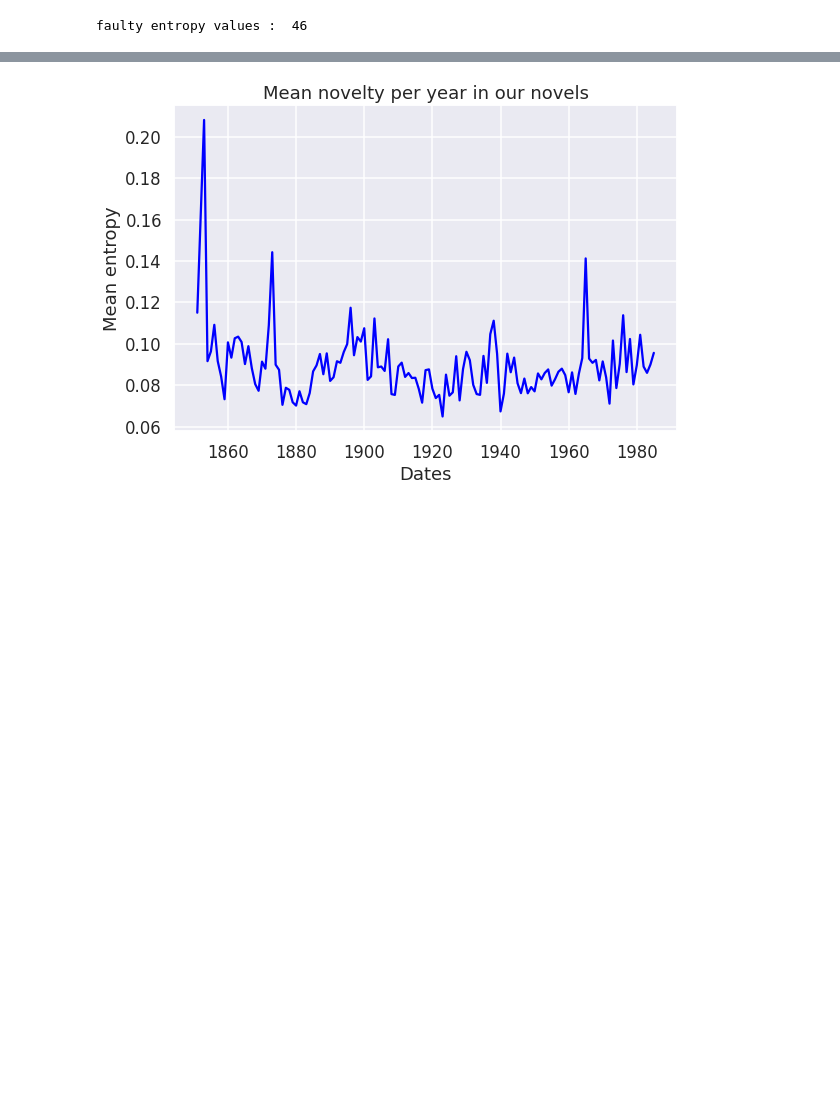
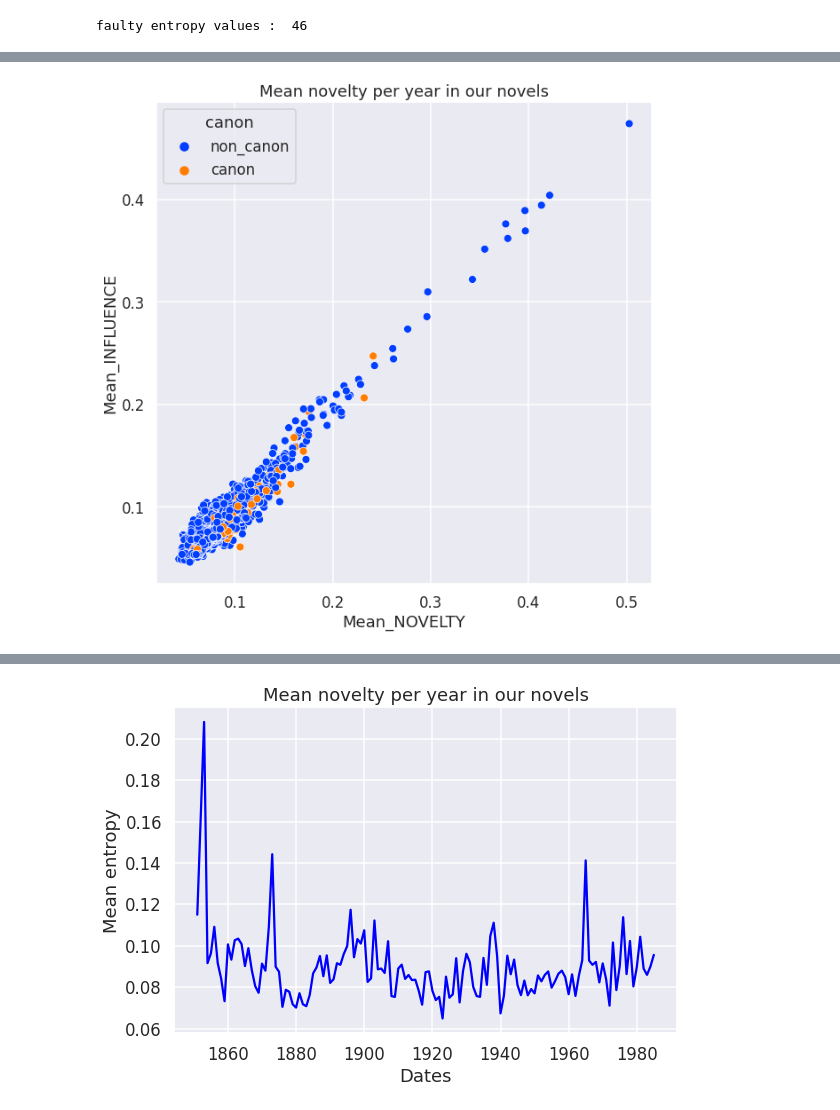
Before and after one commit to crazyjeannot/CHR_beyond_canonicity, a Jupyter notebook: modelize_change.ipynb, the cells around one changed output, grey strips where cells are left out. Saved outputs shown, nothing was run; the diff lists cells and outputs as text; code cells hidden in the pictures; blank space fills up the shorter version.

```diff
--- a/modelize_change.ipynb
+++ b/modelize_change.ipynb
@@ -105,0 +251,17 @@ faulty entropy values :  46
+# %%
+df_corpus_canon = pd.read_csv(r'/home/crazyjeannot/Documents/master/M2/master_thesis/meta_data/df_canon_spec_last.csv')
+df_corpus_canon.set_index(['doc_name'], inplace=True)
+# %%
+def get_df_with_canon(df, df_corpus):
+    df_res = df.copy()
+    list_subgenre = []
+    for elem in list(df_res.index):
+        if elem in list(df_corpus.index):
+            list_subgenre.append(df_corpus.loc[elem].canon_roman)
+        else:
+            list_subgenre.append('')
+    df_res['canon'] = list_subgenre
+
+    return df_res
+# %%
+df_MAIN_canon = get_df_with_canon(merged_df.set_index('Index'), df_corpus_canon)
@@ -105,0 +285,13 @@ faulty entropy values :  46
+# %%
+plt.figure(figsize=(10,10))
+ax = plt.subplot()
+ax.set_title('Mean novelty per year in our novels')
+
+ax = sns.scatterplot(data=df_MAIN_canon, x="Mean_NOVELTY", y="Mean_INFLUENCE", color='blue', ax=ax, hue='canon', hue_order=['non_canon', 'canon'])
+
+ax.set_xlabel('Mean_NOVELTY')
+ax.set_ylabel('Mean_INFLUENCE')
+
+plt.show()
+# %% [output]
+[figure, added]
```
Also changed, not shown: parts of 33 cells of this notebook, 2 other files.
